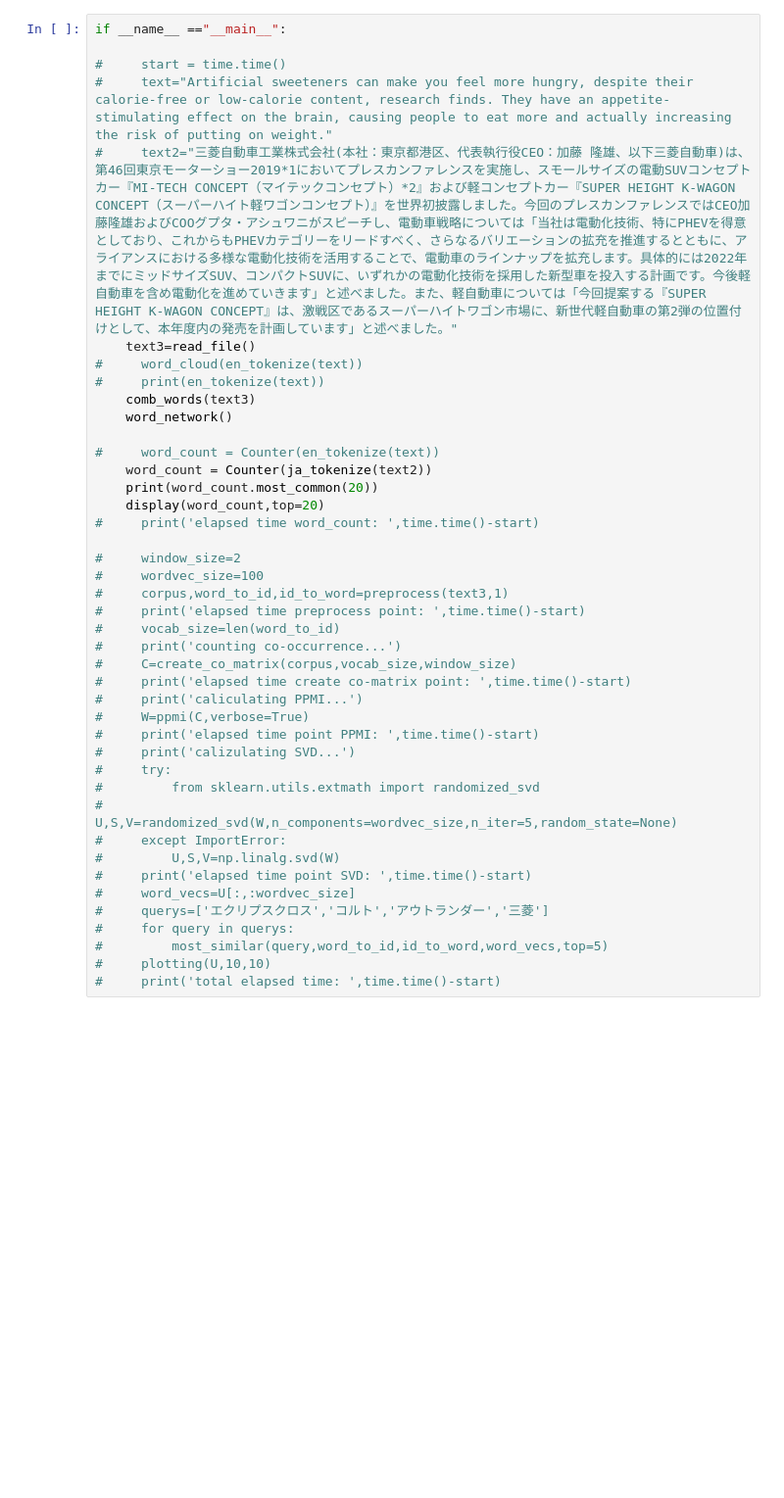
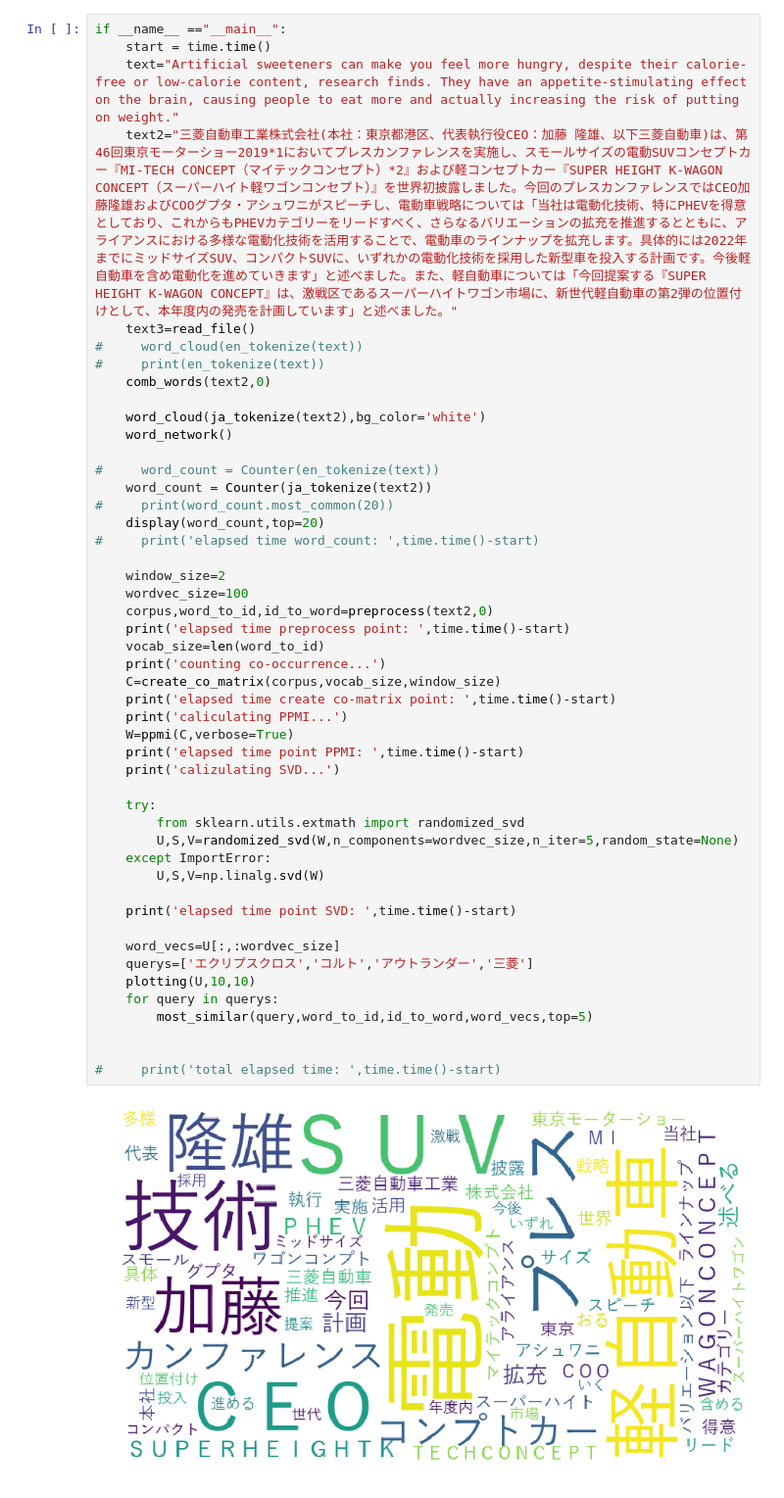
Before and after one commit to takishun/warehouse, a Jupyter notebook: NLP_Tools.ipynb, the cells around one changed output. Shown: that part at 98% size. Drawn from its saved outputs; the diff is of its cells as text; blank space fills up the shorter version.

```diff
--- a/NLP_Tools.ipynb
+++ b/NLP_Tools.ipynb
@@ -317,43 +297,50 @@ def word_network():
 # %%
 if __name__ =="__main__":
-
-#     start = time.time()
-#     text="Artificial sweeteners can make you feel more hungry, despite their calorie-free or low-calorie content, research finds. They have an appetite-stimulating effect on the brain, causing people to eat more and actually increasing the risk of putting on weight."
-#     text2="三菱自動車工業株式会社(本社：東京都港区、代表執行役CEO：加藤 隆雄、以下三菱自動車)は、第46回東京モーターショー2019*1においてプレスカンファレンスを実施し、スモールサイズの電動SUVコンセプトカー『MI-TECH CONCEPT（マイテックコンセプト）*2』および軽コンセプトカー『SUPER HEIGHT K-WAGON CONCEPT（スーパーハイト軽ワゴンコンセプト）』を世界初披露しました。今回のプレスカンファレンスではCEO加藤隆雄およびCOOグプタ・アシュワニがスピーチし、電動車戦略については「当社は電動化技術、特にPHEVを得意としており、これからもPHEVカテゴリーをリードすべく、さらなるバリエーションの拡充を推進するとともに、アライアンスにおける多様な電動化技術を活用することで、電動車のラインナップを拡充します。具体的には2022年までにミッドサイズSUV、コンパクトSUVに、いずれかの電動化技術を採用した新型車を投入する計画です。今後軽自動車を含め電動化を進めていきます」と述べました。また、軽自動車については「今回提案する『SUPER HEIGHT K-WAGON CONCEPT』は、激戦区であるスーパーハイトワゴン市場に、新世代軽自動車の第2弾の位置付けとして、本年度内の発売を計画しています」と述べました。"
+    start = time.time()
+    text="Artificial sweeteners can make you feel more hungry, despite their calorie-free or low-calorie content, research finds. They have an appetite-stimulating effect on the brain, causing people to eat more and actually increasing the risk of putting on weight."
+    text2="三菱自動車工業株式会社(本社：東京都港区、代表執行役CEO：加藤 隆雄、以下三菱自動車)は、第46回東京モーターショー2019*1においてプレスカンファレンスを実施し、スモールサイズの電動SUVコンセプトカー『MI-TECH CONCEPT（マイテックコンセプト）*2』および軽コンセプトカー『SUPER HEIGHT K-WAGON CONCEPT（スーパーハイト軽ワゴンコンセプト）』を世界初披露しました。今回のプレスカンファレンスではCEO加藤隆雄およびCOOグプタ・アシュワニがスピーチし、電動車戦略については「当社は電動化技術、特にPHEVを得意としており、これからもPHEVカテゴリーをリードすべく、さらなるバリエーションの拡充を推進するとともに、アライアンスにおける多様な電動化技術を活用することで、電動車のラインナップを拡充します。具体的には2022年までにミッドサイズSUV、コンパクトSUVに、いずれかの電動化技術を採用した新型車を投入する計画です。今後軽自動車を含め電動化を進めていきます」と述べました。また、軽自動車については「今回提案する『SUPER HEIGHT K-WAGON CONCEPT』は、激戦区であるスーパーハイトワゴン市場に、新世代軽自動車の第2弾の位置付けとして、本年度内の発売を計画しています」と述べました。"
     text3=read_file()
 #     word_cloud(en_tokenize(text))
 #     print(en_tokenize(text))
-    comb_words(text3)
+    comb_words(text2,0)
+
+    word_cloud(ja_tokenize(text2),bg_color='white')
     word_network()
 
 #     word_count = Counter(en_tokenize(text))
     word_count = Counter(ja_tokenize(text2))
-    print(word_count.most_common(20))
+#     print(word_count.most_common(20))
     display(word_count,top=20)
 #     print('elapsed time word_count: ',time.time()-start)
 
-#     window_size=2
-#     wordvec_size=100
-#     corpus,word_to_id,id_to_word=preprocess(text3,1)
-#     print('elapsed time preprocess point: ',time.time()-start)
-#     vocab_size=len(word_to_id)
-#     print('counting co-occurrence...')
-#     C=create_co_matrix(corpus,vocab_size,window_size)
-#     print('elapsed time create co-matrix point: ',time.time()-start)
-#     print('caliculating PPMI...')
-#     W=ppmi(C,verbose=True)
-#     print('elapsed time point PPMI: ',time.time()-start)
-#     print('calizulating SVD...')
-#     try:
-#         from sklearn.utils.extmath import randomized_svd
-#         U,S,V=randomized_svd(W,n_components=wordvec_size,n_iter=5,random_state=None)
-#     except ImportError:
-#         U,S,V=np.linalg.svd(W)
-#     print('elapsed time point SVD: ',time.time()-start)
-#     word_vecs=U[:,:wordvec_size]
-#     querys=['エクリプスクロス','コルト','アウトランダー','三菱']
-#     for query in querys:
-#         most_similar(query,word_to_id,id_to_word,word_vecs,top=5)
-#     plotting(U,10,10)
+    window_size=2
+    wordvec_size=100
+    corpus,word_to_id,id_to_word=preprocess(text2,0)
+    print('elapsed time preprocess point: ',time.time()-start)
+    vocab_size=len(word_to_id)
+    print('counting co-occurrence...')
+    C=create_co_matrix(corpus,vocab_size,window_size)
+    print('elapsed time create co-matrix point: ',time.time()-start)
+    print('caliculating PPMI...')
+    W=ppmi(C,verbose=True)
+    print('elapsed time point PPMI: ',time.time()-start)
+    print('calizulating SVD...')
+
+    try:
+        from sklearn.utils.extmath import randomized_svd
+        U,S,V=randomized_svd(W,n_components=wordvec_size,n_iter=5,random_state=None)
+    except ImportError:
+        U,S,V=np.linalg.svd(W)
+
+    print('elapsed time point SVD: ',time.time()-start)
+
+    word_vecs=U[:,:wordvec_size]
+    querys=['エクリプスクロス','コルト','アウトランダー','三菱']
+    plotting(U,10,10)
+    for query in querys:
+        most_similar(query,word_to_id,id_to_word,word_vecs,top=5)
+
+
 #     print('total elapsed time: ',time.time()-start)
 # %% [output]
+[figure, added]
```
Also changed, not shown: parts of 11 cells of this notebook.
